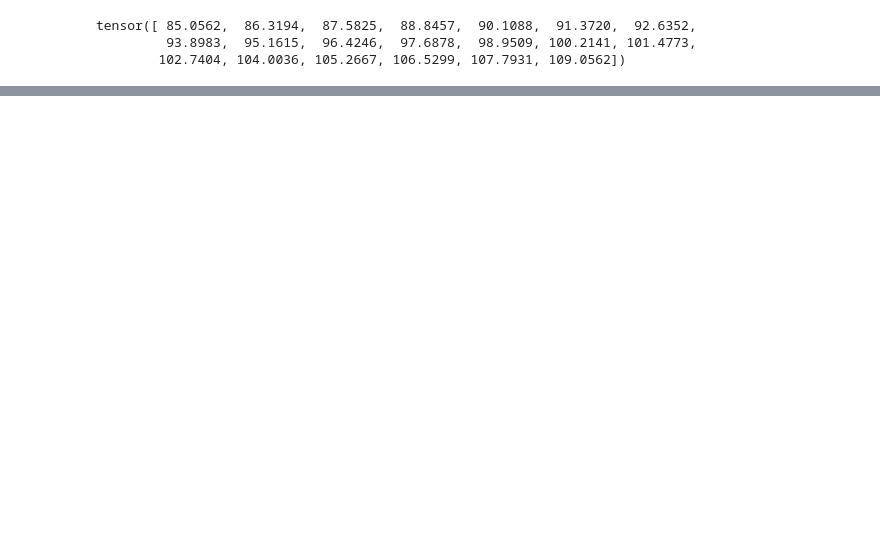
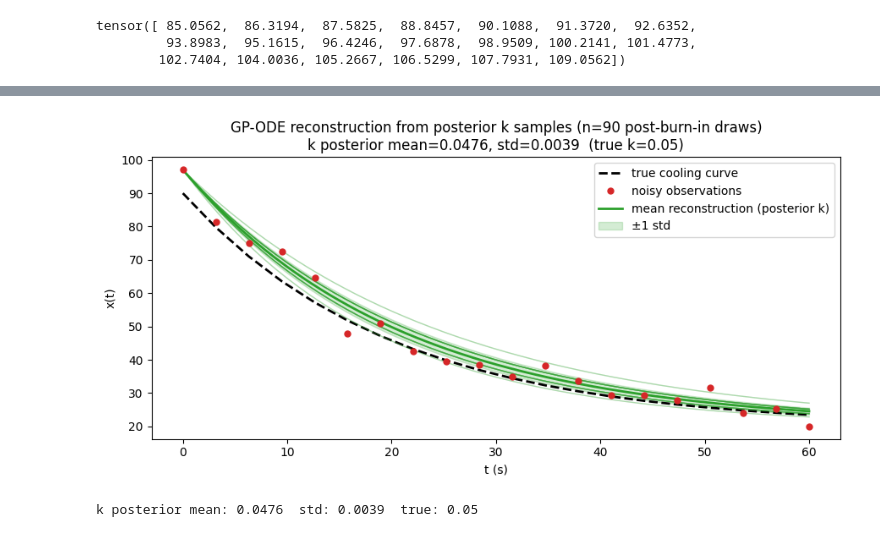
Before and after one commit to sbrunswi/PINN-tutorial, a Jupyter notebook: gaussian_process/gp_ode_first_order.ipynb, the cells around one changed output, grey strips where cells are left out. Saved outputs shown, nothing was run; the diff lists cells and outputs as text; code cells hidden in the pictures; blank space fills up the shorter version.

```diff
--- a/gaussian_process/gp_ode_first_order.ipynb
+++ b/gaussian_process/gp_ode_first_order.ipynb
@@ -1441 +426,43 @@ l value counts (first 10 unique): [ 1.         20.66666667]
+# %%
+# Uses the closed-form solution (exact, no RK4 needed for this linear ODE) --
+# same role as the paper's Figure 3 "numerically integrated curves using posterior theta samples"
+def newton_cooling_pred(k, x_env, x0, t):
+    return x_env + (x0 - x_env) * np.exp(-k * t)
+
+# pick whichever samples dict is your most recent run
+samples_to_plot = samples_test_final  # <-- change this to whatever your latest run variable is named
+
+burn_in = min(10, len(samples_to_plot['k']) // 3)  # short runs need a shorter burn-in
+k_samples = np.array(samples_to_plot['k'][burn_in:])
+
+x0_for_pred = y_obs_np[0]   # anchor reconstruction at the first observed point, same convention as the paper
+t_plot = np.linspace(0, T, 200)
+
+# reconstruct one curve per posterior k sample
+pred_curves = np.array([newton_cooling_pred(k, x_env, x0_for_pred, t_plot) for k in k_samples])
+pred_mean = pred_curves.mean(axis=0)
+pred_std = pred_curves.std(axis=0)
+
+fig, ax = plt.subplots(figsize=(9, 4.5))
+ax.plot(t_obs_np, x_true_np, 'k--', linewidth=2, label='true cooling curve')
+ax.plot(t_obs_np, y_obs_np, '.', color='tab:red', markersize=10, zorder=5, label='noisy observations')
+
+# individual posterior draws, faint -- shows spread directly, same spirit as paper's green reconstructions
+for curve in pred_curves[::max(1, len(pred_curves)//30)]:
+    ax.plot(t_plot, curve, color='tab:green', alpha=0.15, linewidth=1)
+
+ax.plot(t_plot, pred_mean, color='tab:green', linewidth=2, label='mean reconstruction (posterior k)')
+ax.fill_between(t_plot, pred_mean - pred_std, pred_mean + pred_std, color='tab:green', alpha=0.2, label='±1 std')
+
+ax.set_xlabel('t (s)'); ax.set_ylabel('x(t)')
+ax.set_title(f'GP-ODE reconstruction from posterior k samples (n={len(k_samples)} post-burn-in draws)\n'
+             f'k posterior mean={k_samples.mean():.4f}, std={k_samples.std():.4f}  (true k={k_true})')
+ax.legend()
+plt.tight_layout()
+plt.show()
+
+print(f"k posterior mean: {k_samples.mean():.4f}  std: {k_samples.std():.4f}  true: {k_true}")
+# %% [output]
+[figure, added]
+k posterior mean: 0.0476  std: 0.0039  true: 0.05
 # %%
```
Also changed, not shown: parts of 25 cells of this notebook, 3 other files.
